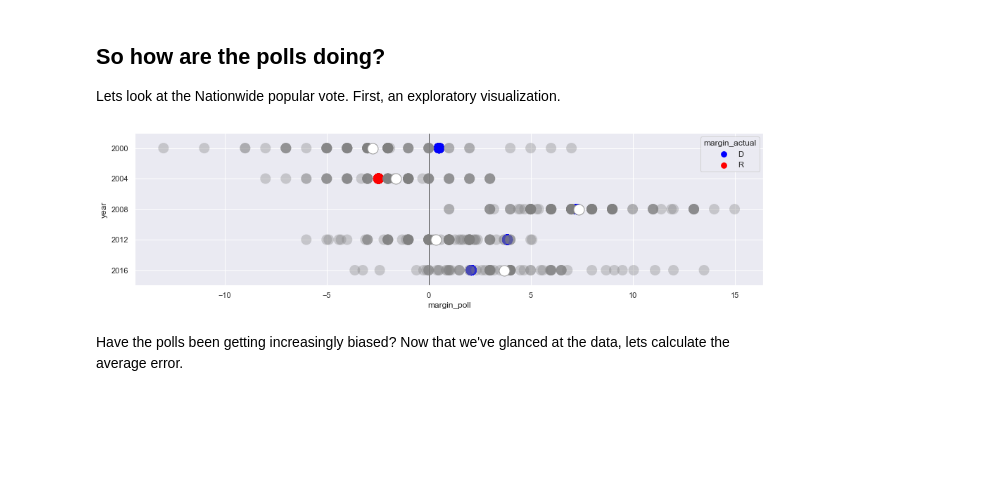
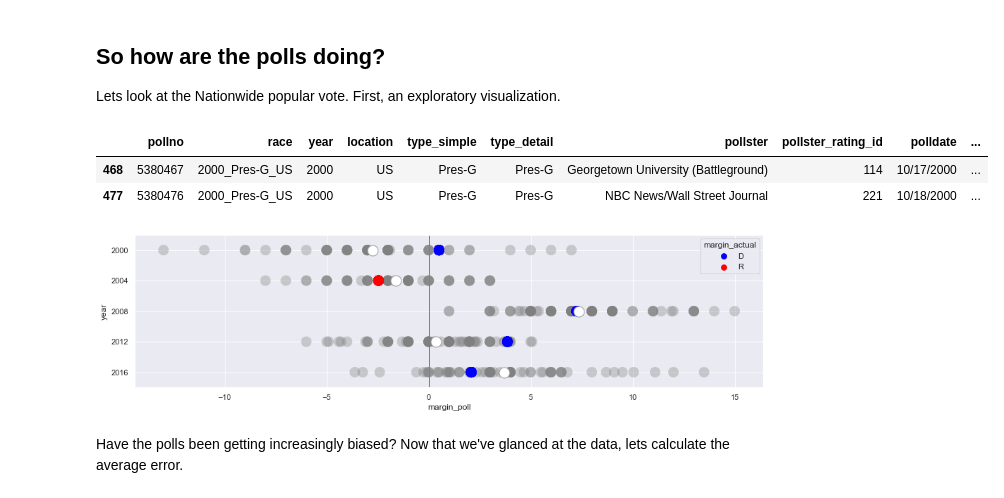
Before and after one commit to dmil/wrangler-polls, a Jupyter notebook: polling-analysis.ipynb, the cells around one changed output. Saved outputs shown, nothing was run; the diff lists cells and outputs as text; code cells hidden in the pictures; blank space fills up the shorter version.

```diff
--- a/polling-analysis.ipynb
+++ b/polling-analysis.ipynb
@@ -75,10 +92,18 @@ def dotplot(df, x, y, figsize=(16,4)):
 ## So how are the polls doing?
 
 Lets look at the Nationwide popular vote. First, an exploratory visualization.
-# %%
-margin_dotplot(pres_polls_national, x='margin_poll', y='year')
-# %% [output]
-[figure, removed]
+# %%
+# A quick look at the polls dataframe
+pres_polls_national.head(2)
+# %% [output]
+|  | pollno | race | year | location | type_simple | type_detail | pollster | pollster_rating_id | polldate | ... |
+| 468 | 5380467 | 2000_Pres-G_US | 2000 | US | Pres-G | Pres-G | Georgetown University (Battleground) | 114 | 10/17/2000 | ... |
+| 477 | 5380476 | 2000_Pres-G_US | 2000 | US | Pres-G | Pres-G | NBC News/Wall Street Journal | 221 | 10/18/2000 | ... |
+# %%
+# plots margin_poll (grey), average of margin_poll (white), and margin_actual (blue/red)
+margin_dotplot(pres_polls_national, x='margin_poll', y='year')
+# %% [output]
+[figure, added]
 # %% [markdown]
 Have the polls been getting increasingly biased? Now that we've glanced at the data, lets calculate the average error.
 # %%
```
Also changed, not shown: parts of 11 cells of this notebook.
